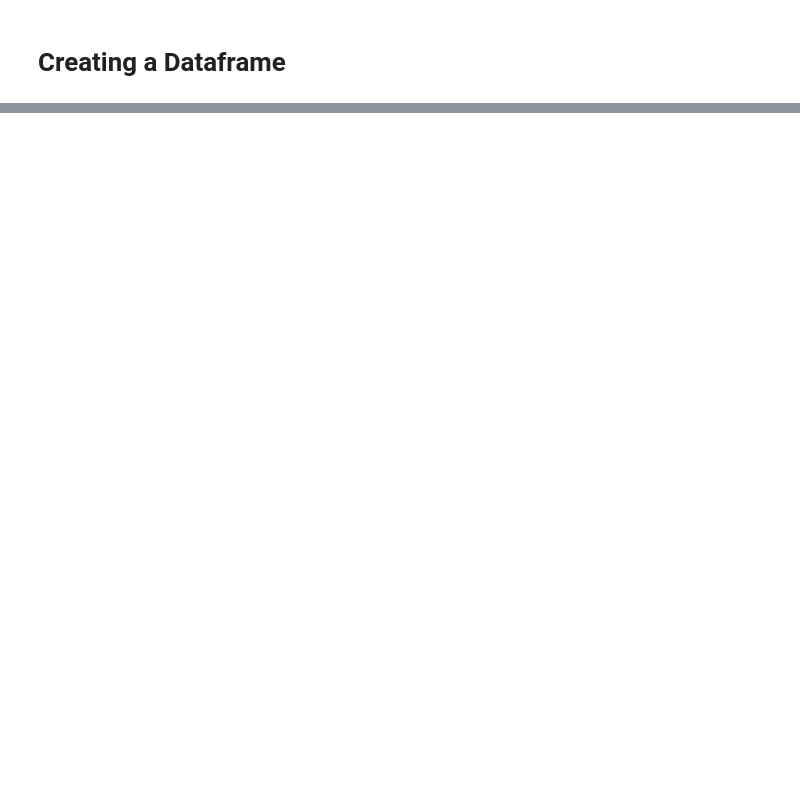
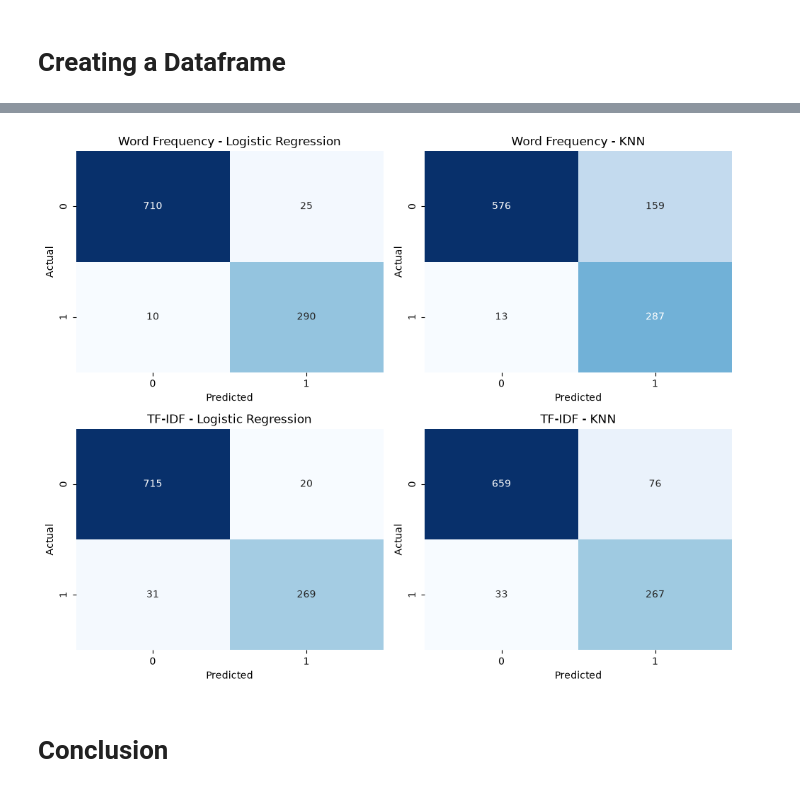
Before and after one commit to Aum-Tailor/202618026_AumTailor_DS605, a Jupyter notebook: 202618026_lab_06/Lab_06.ipynb, the cells around one changed output, grey strips where cells are left out. Cells and saved outputs as stored; diff of their text form; code cells hidden in the pictures; blank space fills up the shorter version.

```diff
--- a/202618026_lab_06/Lab_06.ipynb
+++ b/202618026_lab_06/Lab_06.ipynb
@@ -141,0 +875,4 @@ ModuleNotFoundError: No module named 'cv2'
+# %%
+from sklearn.feature_extraction.text import TfidfTransformer
+
+tfidf = TfidfTransformer()
@@ -141,0 +904,8 @@ ModuleNotFoundError: No module named 'cv2'
+# %%
+start_time = time.perf_counter()
+
+y_pred_logistic_tfidf = logistic_tfidf.predict(X_test_tfidf)
+
+logistic_tfidf_prediction_time = time.perf_counter() - start_time
+
+print("Prediction time:", logistic_tfidf_prediction_time, "seconds")
@@ -141,0 +985,8 @@ ModuleNotFoundError: No module named 'cv2'
+# %%
+start_time = time.perf_counter()
+
+y_pred_knn_tfidf = knn_tfidf.predict(X_test_tfidf)
+
+knn_tfidf_prediction_time = time.perf_counter() - start_time
+
+print("Prediction time:", knn_tfidf_prediction_time, "seconds")
@@ -141,0 +1528,32 @@ ModuleNotFoundError: No module named 'cv2'
+# %%
+import matplotlib.pyplot as plt
+import seaborn as sns
+
+fig, axes = plt.subplots(2, 2, figsize=(10, 8))
+
+confusion_matrices = [
+    (logistic_text_cm, "Word Frequency - Logistic Regression"),
+    (confusion_matrix(y_test_text, y_pred_knn_text), "Word Frequency - KNN"),
+    (logistic_tfidf_cm, "TF-IDF - Logistic Regression"),
+    (confusion_matrix(y_test_text, y_pred_knn_tfidf), "TF-IDF - KNN")
+]
+
+for ax, (cm, title) in zip(axes.ravel(), confusion_matrices):
+    sns.heatmap(
+        cm,
+        annot=True,
+        fmt="d",
+        cmap="Blues",
+        cbar=False,
+        ax=ax
+    )
+    ax.set_title(title)
+    ax.set_xlabel("Predicted")
+    ax.set_ylabel("Actual")
+
+plt.tight_layout()
+plt.show()
+# %% [output]
+[figure, added]
+# %% [markdown]
+# Conclusion
```
Also changed, not shown: parts of 67 cells of this notebook, 4 other files.
